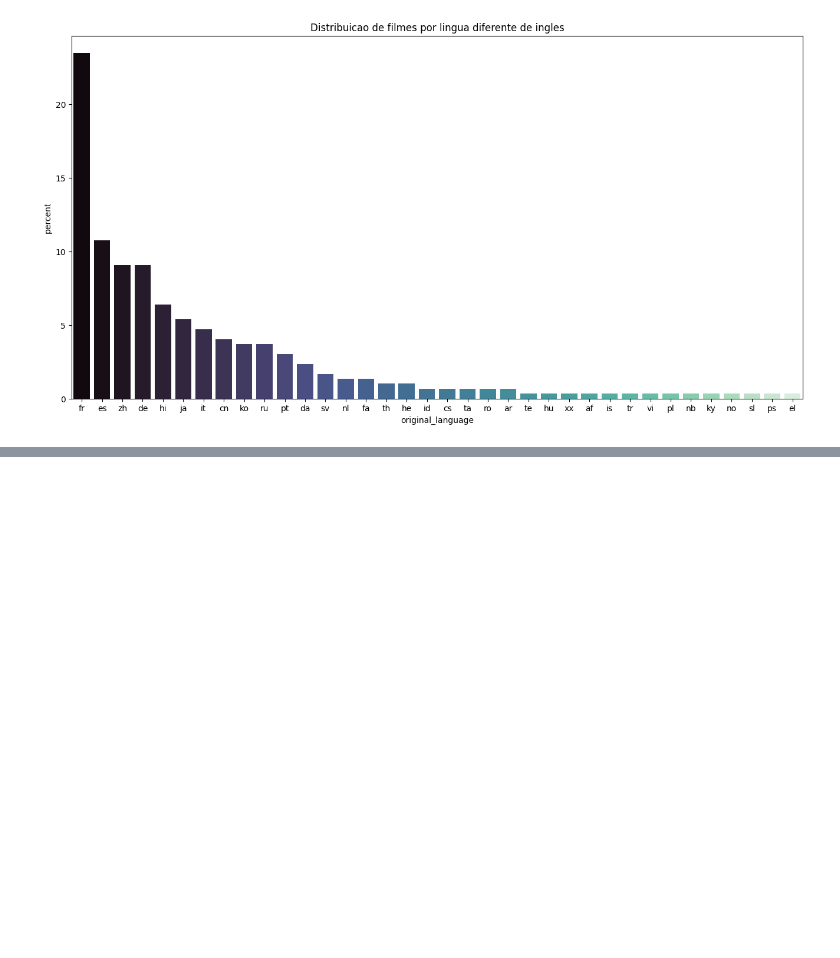
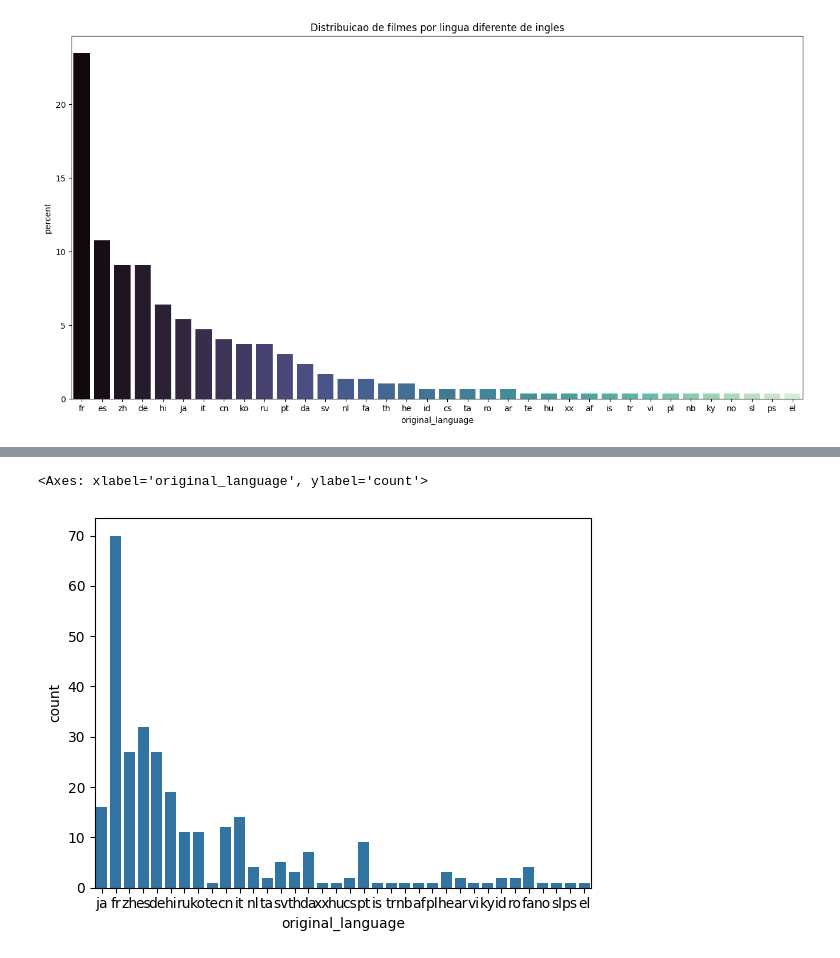
Before and after one commit to patrianegovi/cursoalura_datascience, a Jupyter notebook: Introducao_a_data_science.ipynb, the cells around one changed output, grey strips where cells are left out. Saved outputs shown, nothing was run; the diff lists cells and outputs as text; code cells hidden in the pictures; blank space fills up the shorter version.

```diff
--- a/Introducao_a_data_science.ipynb
+++ b/Introducao_a_data_science.ipynb
@@ -791,0 +806,7 @@ Text(0.5, 1.0, 'Distribuicao de filmes por lingua diferente de ingles')
+# %%
+# countplot para contar ocorrencias dos filmes de linguas nao inglesas
+
+sns.countplot(data=tmdb.query("original_language != 'en'"), x="original_language")
+# %% [output]
+<Axes: xlabel='original_language', ylabel='count'>
+[figure, added]
```
Also changed, not shown: parts of 32 cells of this notebook.
